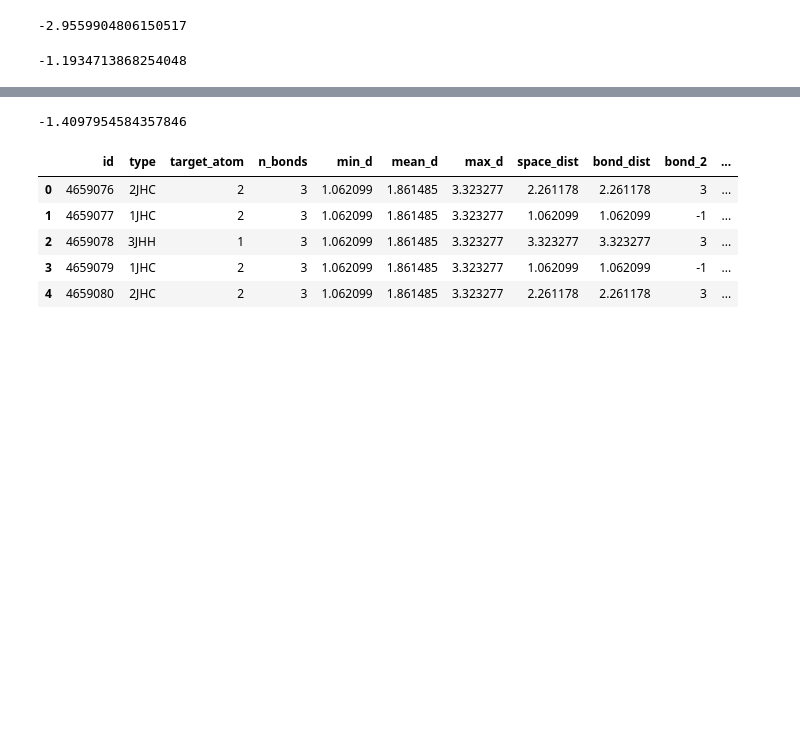
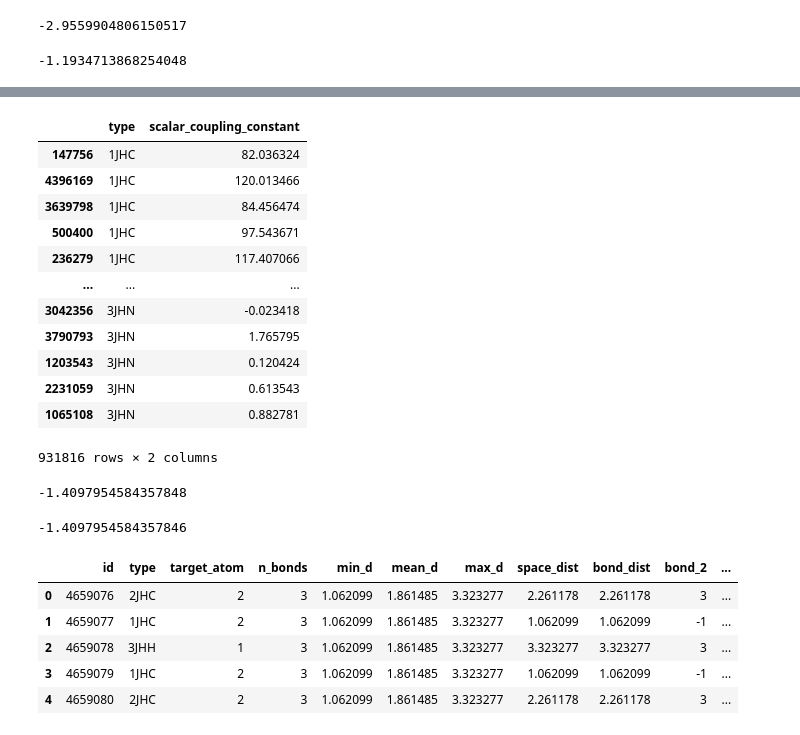
Before and after one commit to tram-tr/predicting-molecular-properties, a Jupyter notebook: models_v2.ipynb, the cells around one changed output, grey strips where cells are left out. Saved outputs shown, nothing was run; the diff lists cells and outputs as text; code cells hidden in the pictures; blank space fills up the shorter version.

```diff
--- a/models_v2.ipynb
+++ b/models_v2.ipynb
@@ -405,3 +429,26 @@ print(val_3JHN_lmae)
+# %%
+y_true = val_pred['scalar_coupling_constant']
+y_pred = val_pred['pred']
+# %%
+y_pred
+# %% [output]
+|  | type | scalar_coupling_constant |
+| 147756 | 1JHC | 82.036324 |
+| 4396169 | 1JHC | 120.013466 |
+| 3639798 | 1JHC | 84.456474 |
+| 500400 | 1JHC | 97.543671 |
+| 236279 | 1JHC | 117.407066 |
+| ... | ... | ... |
+| 3042356 | 3JHN | -0.023418 |
+| 3790793 | 3JHN | 1.765795 |
+| 1203543 | 3JHN | 0.120424 |
+| 2231059 | 3JHN | 0.613543 |
+| 1065108 | 3JHN | 0.882781 |
+931816 rows × 2 columns
+# %%
+group_lmae(y_true, y_pred, groups)
+# %% [output]
+-1.4097954584357848
 # %%
 val_lmae = (val_1JHC_lmae + val_1JHN_lmae + val_2JHC_lmae + val_2JHH_lmae + val_2JHN_lmae + val_3JHC_lmae + val_3JHH_lmae + val_3JHN_lmae)/8
 print(val_lmae)
```
Also changed, not shown: parts of 8 cells of this notebook.
